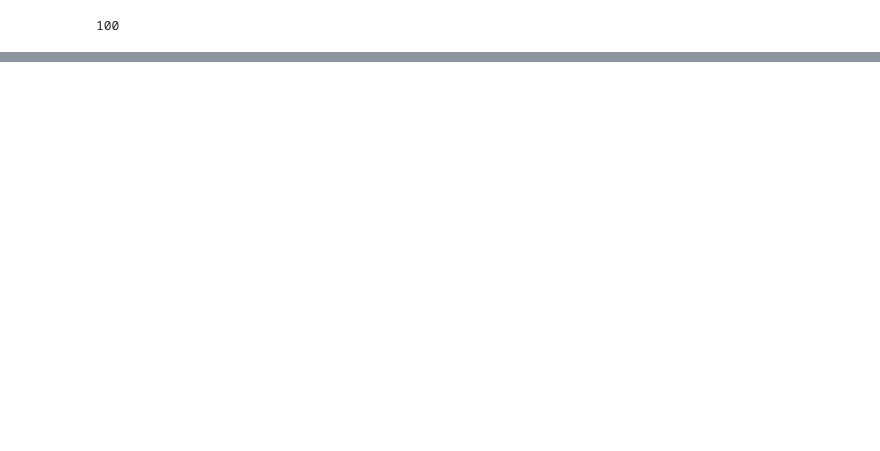
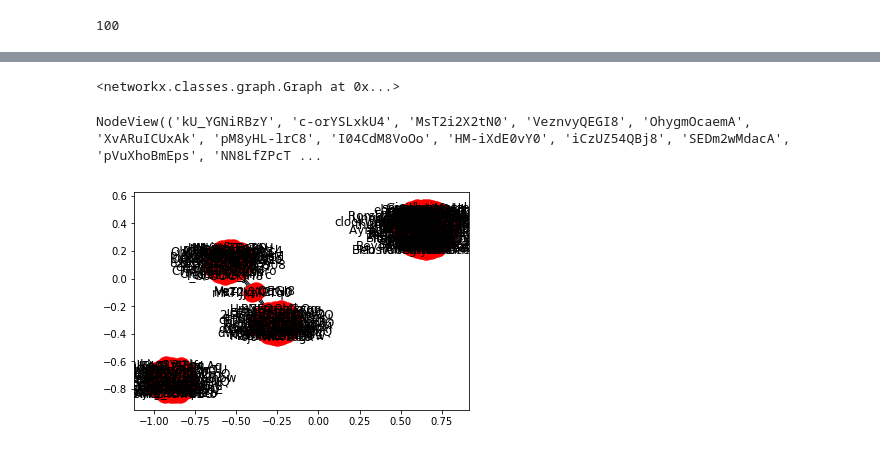
Before and after one commit to Tycho-1/lkjklj, a Jupyter notebook: ic2s2_datathon_test.ipynb, the cells around one changed output, grey strips where cells are left out. Drawn from its saved outputs; the diff is of its cells as text; code cells hidden in the pictures; blank space fills up the shorter version.

```diff
--- a/ic2s2_datathon_test.ipynb
+++ b/ic2s2_datathon_test.ipynb
@@ -137,4 +181,5 @@ ll=[w for w in l["comment"]]
 # %%
-print(nltk.word_tokenize(rr[2]))
-rr[2]
+i=8
+print(nltk.word_tokenize(rr[i]))
+rr[i]
 # %% [output]
@@ -424,0 +522,2 @@ word2vec_l.vector_size
+# %%
+G = nx.from_pandas_edgelist(d_recom,"video_id","target_video_id",edge_attr="target_title")
@@ -424,0 +534,2 @@ word2vec_l.vector_size
+# %%
+G.add_nodes_from(d_videos)
@@ -424,0 +541,4 @@ word2vec_l.vector_size
+# %%
+G
+# %% [output]
+<networkx.classes.graph.Graph at 0x...>
@@ -424,0 +547,13 @@ word2vec_l.vector_size
+# %%
+
+for i in range(100):
+    G.add_edge(d_comments["video_id"][i],d_comments["username"][i],attr=d_comments["comment_id"][i])
+# %%
+G.nodes
+# %% [output]
+NodeView(('kU_YGNiRBzY', 'c-orYSLxkU4', 'MsT2i2X2tN0', 'VeznvyQEGI8', 'OhygmOcaemA', 'XvARuICUxAk', 'pM8yHL-lrC8', 'I04CdM8VoOo', 'HM-iXdE0vY0', 'iCzUZ54QBj8', 'SEDm2wMdacA', 'pVuXhoBmEps', 'NN8LfZPcT ...
+# %%
+%matplotlib inline
+nx.draw_networkx(G)
+# %% [output]
+[figure, added]
```
Also changed, not shown: parts of 57 cells of this notebook.
